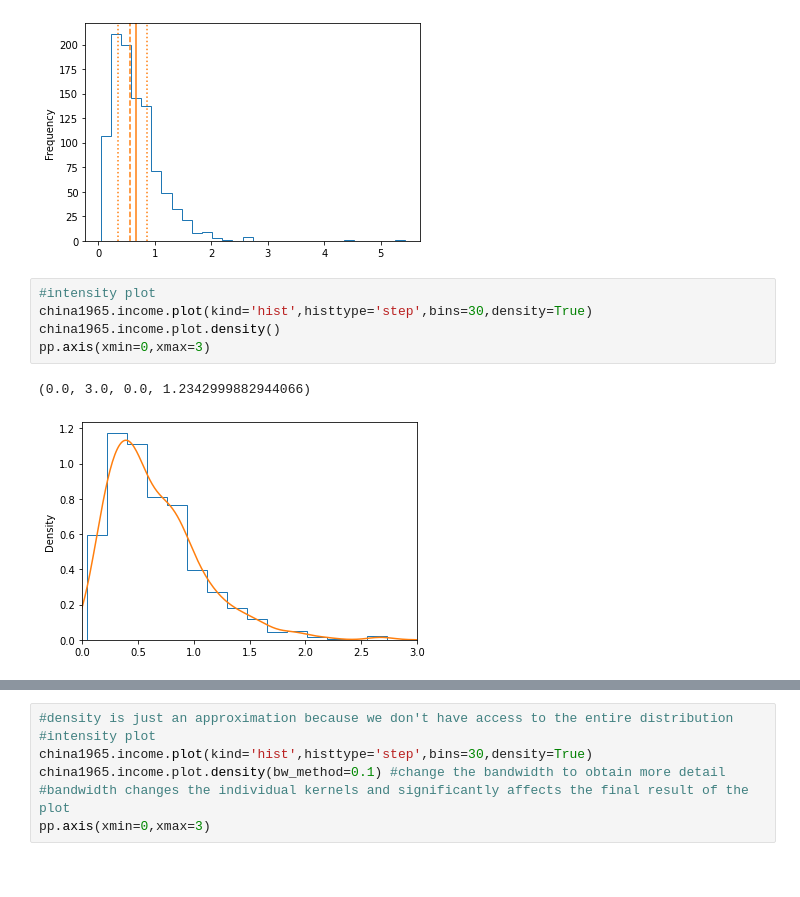
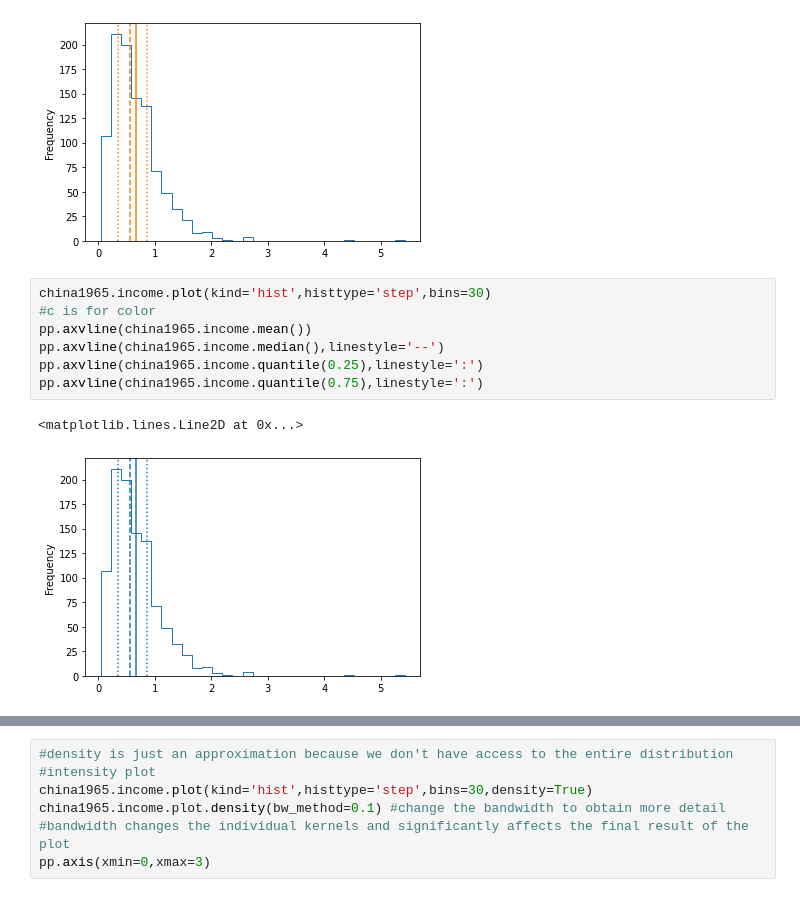
Before and after one commit to jeffching/projects, a Jupyter notebook: Ex_Files_Python_Statistics_EssT/Exercise Files/chapter3/03_03/03_03_histograms_begin.ipynb, the cells around one changed output, grey strips where cells are left out. Cells and saved outputs as stored; diff of their text form.

```diff
--- a/Ex_Files_Python_Statistics_EssT/Exercise Files/chapter3/03_03/03_03_histograms_begin.ipynb
+++ b/Ex_Files_Python_Statistics_EssT/Exercise Files/chapter3/03_03/03_03_histograms_begin.ipynb
@@ -72,11 +72,13 @@ pp.axvline(china1965.income.quantile(0.75),c='C1',linestyle=':')
 # %% [output]
 <matplotlib.lines.Line2D at 0x...>
 [figure]
-# %%
-#intensity plot
-china1965.income.plot(kind='hist',histtype='step',bins=30,density=True)
-china1965.income.plot.density()
-pp.axis(xmin=0,xmax=3)
-# %% [output]
-(0.0, 3.0, 0.0, 1.2342999882944066)
-[figure, removed]
+# %%
+china1965.income.plot(kind='hist',histtype='step',bins=30)
+#c is for color
+pp.axvline(china1965.income.mean())
+pp.axvline(china1965.income.median(),linestyle='--')
+pp.axvline(china1965.income.quantile(0.25),linestyle=':')
+pp.axvline(china1965.income.quantile(0.75),linestyle=':')
+# %% [output]
+<matplotlib.lines.Line2D at 0x...>
+[figure, added]
```
Also changed, not shown: parts of 5 cells of this notebook, 10 other files.
